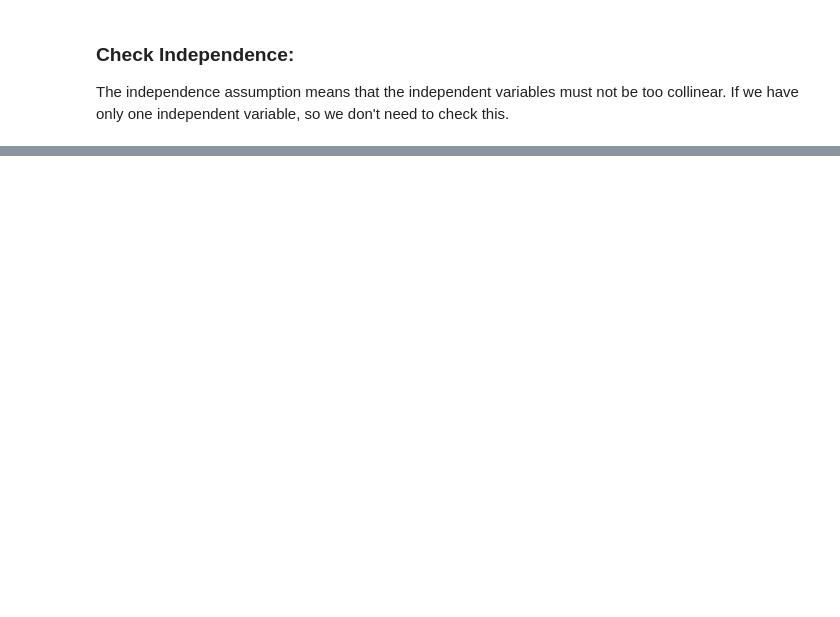
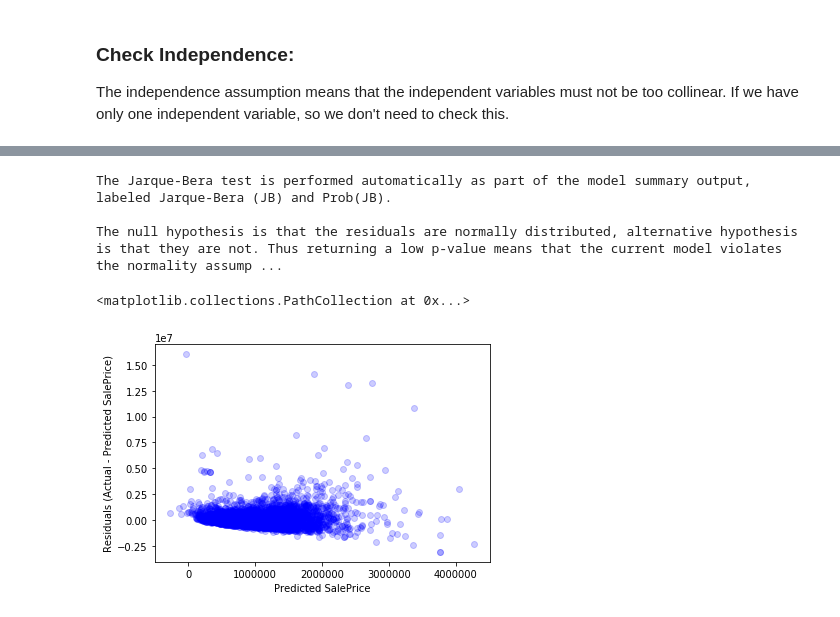
Before and after one commit to Daihongchen/king_county_housing_analysis, a Jupyter notebook: Exploratory Notebook/create_tables.ipynb, the cells around one changed output, grey strips where cells are left out. Drawn from its saved outputs; the diff is of its cells as text; code cells hidden in the pictures; blank space fills up the shorter version.

```diff
--- a/Exploratory Notebook/create_tables.ipynb
+++ b/Exploratory Notebook/create_tables.ipynb
@@ -263,0 +376,8 @@ ac.independence_check(kh_model2)
+# %%
+columns = ['SalePrice', 'SqFtTotLiving', 'SqlTotalGarage', 'is_porch']
+
+df = king_house_2019
+
+kh_model3 = ac.create_df(df, columns)
+# %%
+model3 = ac.create_model(kh_model3)
@@ -263,0 +418,11 @@ ac.independence_check(kh_model2)
+# %%
+ac.normality_check()
+# %% [output]
+The Jarque-Bera test is performed automatically as part of the model summary output, labeled Jarque-Bera (JB) and Prob(JB).
+
+The null hypothesis is that the residuals are normally distributed, alternative hypothesis is that they are not. Thus returning a low p-value means that the current model violates the normality assump ...
+# %%
+ac.homosdt_check_fig(kh_model3, model3)
+# %% [output]
+<matplotlib.collections.PathCollection at 0x...>
+[figure, added]
```
Also changed, not shown: parts of 53 cells of this notebook, 5 other files.
